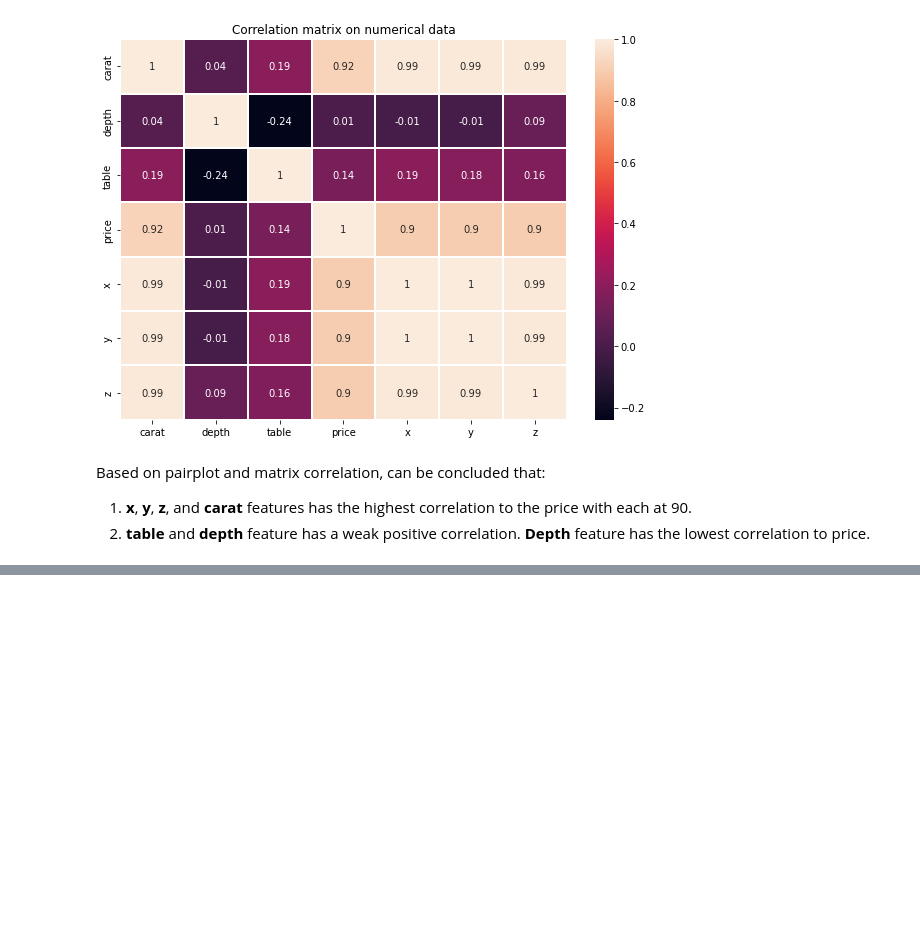
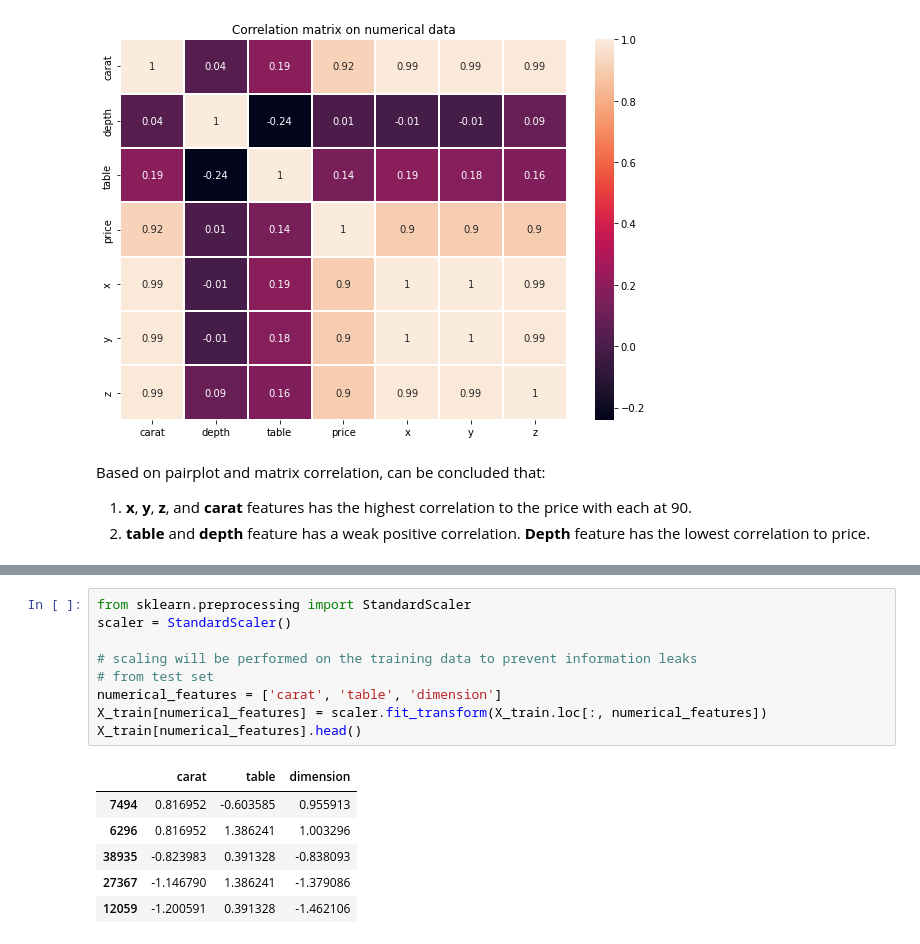
Before and after one commit to marcellinus-witarsah/predictive-analytics-diamonds-dataset, a Jupyter notebook: predictive_analytics_diamonds_dataset.ipynb, the cells around one changed output, grey strips where cells are left out. Cells and saved outputs as stored; diff of their text form; blank space fills up the shorter version.

```diff
--- a/predictive_analytics_diamonds_dataset.ipynb
+++ b/predictive_analytics_diamonds_dataset.ipynb
@@ -332,0 +397,16 @@ Based on pairplot and matrix correlation, can be concluded that:
+# %%
+from sklearn.preprocessing import StandardScaler
+scaler = StandardScaler()
+
+# scaling will be performed on the training data to prevent information leaks
+# from test set
+numerical_features = ['carat', 'table', 'dimension']
+X_train[numerical_features] = scaler.fit_transform(X_train.loc[:, numerical_features])
+X_train[numerical_features].head()
+# %% [output]
+|  | carat | table | dimension |
+| 7494 | 0.816952 | -0.603585 | 0.955913 |
+| 6296 | 0.816952 | 1.386241 | 1.003296 |
+| 38935 | -0.823983 | 0.391328 | -0.838093 |
+| 27367 | -1.146790 | 1.386241 | -1.379086 |
+| 12059 | -1.200591 | 0.391328 | -1.462106 |
```
Also changed, not shown: parts of 13 cells of this notebook.
